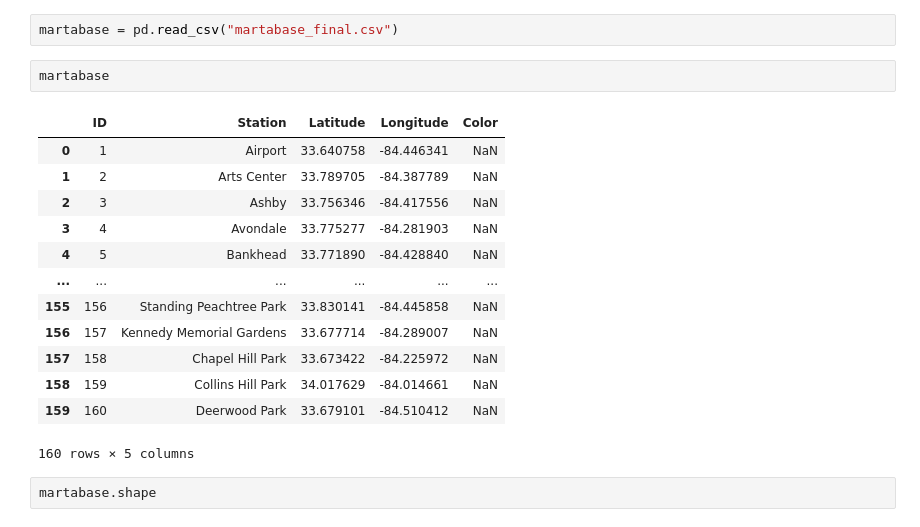
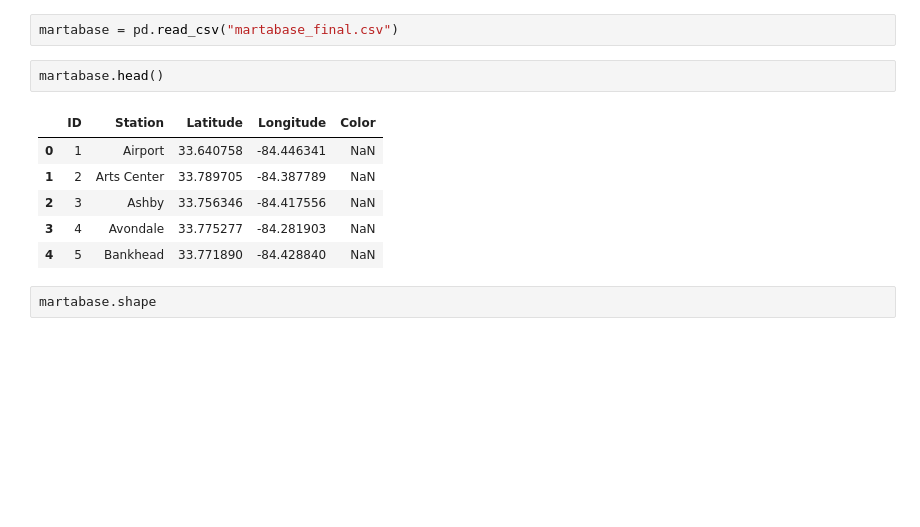
Before and after one commit to StudioMitesh/MARTA-Expansion-Combo, a Jupyter notebook: marta.ipynb, the cells around one changed output. Saved outputs shown, nothing was run; the diff lists cells and outputs as text; blank space fills up the shorter version.

```diff
--- a/marta.ipynb
+++ b/marta.ipynb
@@ -6,21 +6,14 @@ import matplotlib.pyplot as plt
 # %%
 martabase = pd.read_csv("martabase_final.csv")
 # %%
-martabase
+martabase.head()
 # %% [output]
 |  | ID | Station | Latitude | Longitude | Color |
 | 0 | 1 | Airport | 33.640758 | -84.446341 | NaN |
 | 1 | 2 | Arts Center | 33.789705 | -84.387789 | NaN |
 | 2 | 3 | Ashby | 33.756346 | -84.417556 | NaN |
 | 3 | 4 | Avondale | 33.775277 | -84.281903 | NaN |
 | 4 | 5 | Bankhead | 33.771890 | -84.428840 | NaN |
-| ... | ... | ... | ... | ... | ... |
-| 155 | 156 | Standing Peachtree Park | 33.830141 | -84.445858 | NaN |
-| 156 | 157 | Kennedy Memorial Gardens | 33.677714 | -84.289007 | NaN |
-| 157 | 158 | Chapel Hill Park | 33.673422 | -84.225972 | NaN |
-| 158 | 159 | Collins Hill Park | 34.017629 | -84.014661 | NaN |
-| 159 | 160 | Deerwood Park | 33.679101 | -84.510412 | NaN |
-160 rows × 5 columns
 # %%
 martabase.shape
 # %% [output]
```
Also changed, not shown: parts of 10 cells of this notebook, 20 other files.
